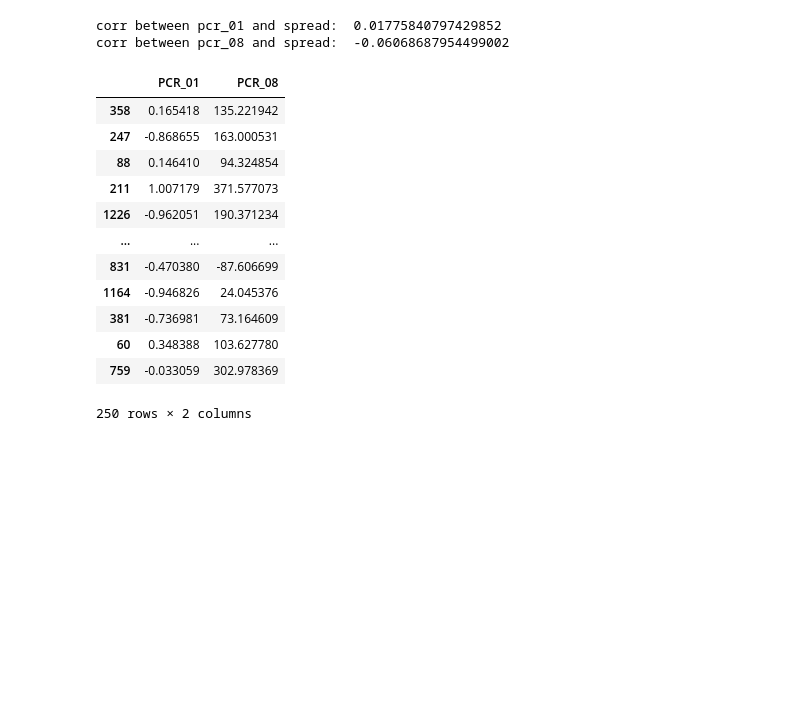
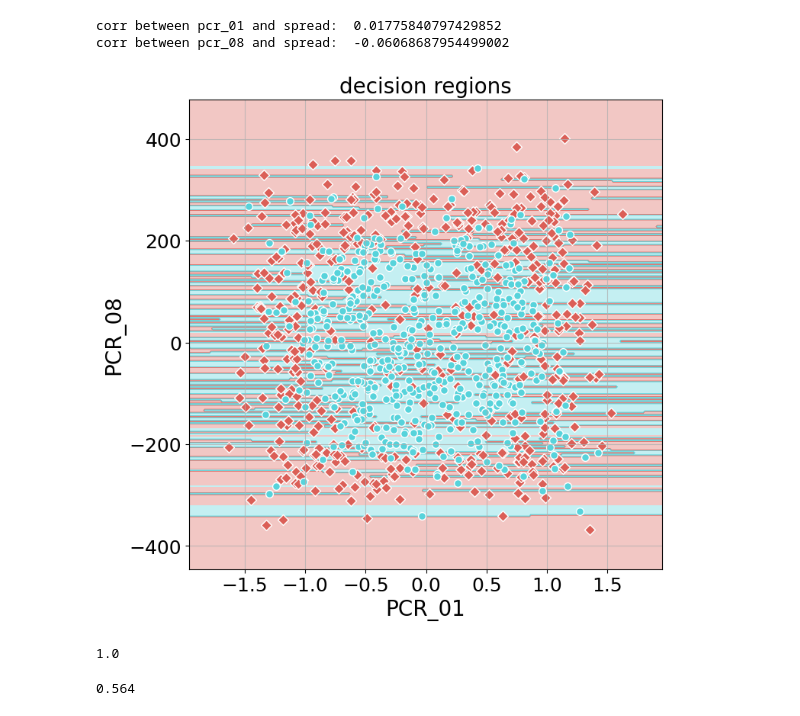
Before and after one commit to matanophir/IML_hw1, a Jupyter notebook: HW1.ipynb, the cells around one changed output. Saved outputs shown, nothing was run; the diff lists cells and outputs as text; code cells hidden in the pictures; blank space fills up the shorter version.

```diff
--- a/HW1.ipynb
+++ b/HW1.ipynb
@@ -137,30 +138,42 @@ class kNN(BaseEstimator, ClassifierMixin):
     def __init__(self, n_neighbors:int = 3):
         self.n_neighbors = n_neighbors
     def fit(self, X, y):
-        self.x_train = X.copy().to_numpy()
-        self.y_train = y.copy().to_numpy()
+        self.x_train = X.copy()
+        self.y_train = y.copy()
         return self
 
     def predict(self, X):
-        # Note: You can use self.n_neighbors here
-        X = X.to_numpy()
+        """
+        Predict the labels for the given input data X using the k-nearest neighbors algorithm.
+        Parameters:
+        X (array-like): Input data of shape (n_samples, n_features) for which to predict the labels.
+        Returns:
+        array: Predicted labels for each sample in X.
+        """
         dist = cdist(X, self.x_train, metric='euclidean')
         top = np.argpartition(dist,self.n_neighbors, axis=1)[:, :self.n_neighbors]
         neighbor_labels = self.y_train[top]
-        predictions = np.sign(np.sum(neighbor_labels, axis=1))
+        predictions = np.sign(np.sum(neighbor_labels, axis=1)) # TODO: what to do when sum == 0?
 
         return predictions
-# %% [output]
-|  | PCR_01 | PCR_08 |
-| 358 | 0.165418 | 135.221942 |
-| 247 | -0.868655 | 163.000531 |
-| 88 | 0.146410 | 94.324854 |
-| 211 | 1.007179 | 371.577073 |
-| 1226 | -0.962051 | 190.371234 |
-| ... | ... | ... |
-| 831 | -0.470380 | -87.606699 |
-| 1164 | -0.946826 | 24.045376 |
-| 381 | -0.736981 | 73.164609 |
-| 60 | 0.348388 | 103.627780 |
-| 759 | -0.033059 | 302.978369 |
-250 rows × 2 columns
+# %%
+X = df_train[['PCR_01', 'PCR_08']].to_numpy()
+y= df_train['spread'].to_numpy()
+
+knn = kNN(n_neighbors=1)
+knn.fit(X, y)
+visualize_clf(knn,X,y,'decision regions', 'PCR_01', 'PCR_08')
+# %% [output]
+[figure, added]
+# %%
+# train score
+knn.score(X, y)
+# %% [output]
+1.0
+# %%
+# test score
+X_test = df_test[['PCR_01', 'PCR_08']].to_numpy()
+y_test = df_test['spread'].to_numpy()
+knn.score(X_test, y_test)
+# %% [output]
+0.564
```
Also changed, not shown: parts of 7 cells of this notebook.
